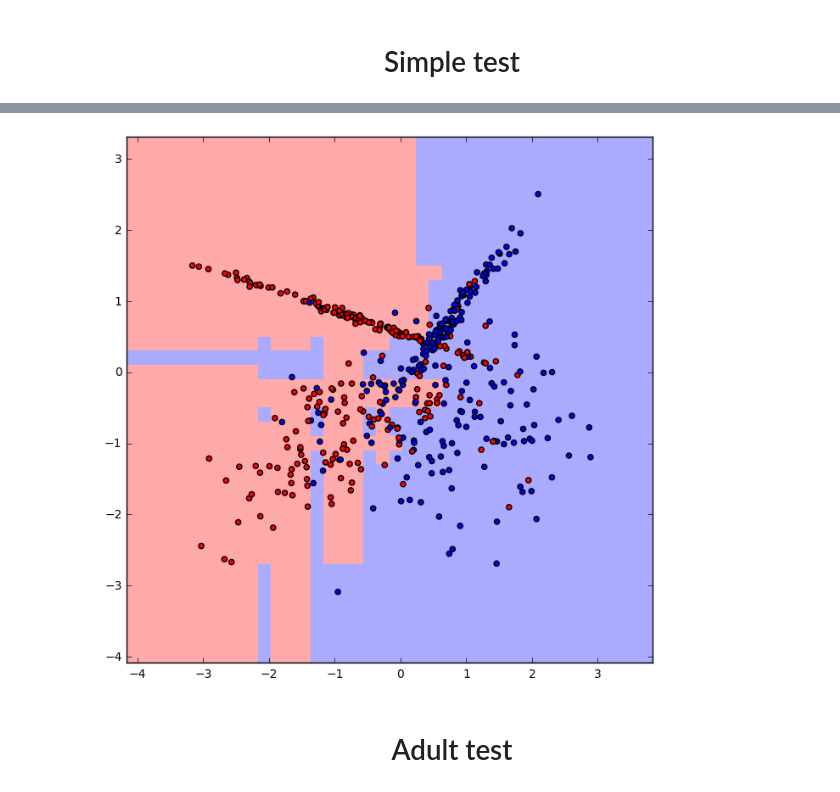
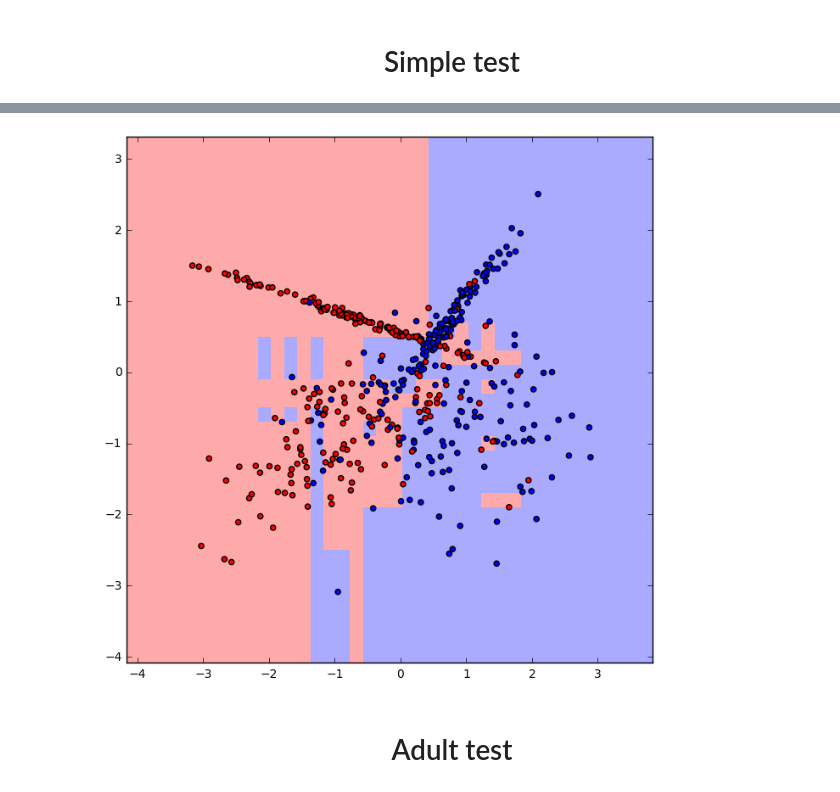
Before and after one commit to Tismoney/MIPT_Data_Mining_In_Action_2016, a Jupyter notebook: base/hw01v2/boosting.ipynb, the cells around one changed output, grey strips where cells are left out. Drawn from its saved outputs; the diff is of its cells as text; code cells hidden in the pictures.

```diff
--- a/base/hw01v2/boosting.ipynb
+++ b/base/hw01v2/boosting.ipynb
@@ -130,6 +130,6 @@ Wall time: 778 ms
 # %%
 %%time
-boost = GradientBoostingClassifier(n_estimators=100)
+boost = GradientBoostingClassifier(n_estimators=100, min_samples_leaf=3, max_depth=5)
 clf = boost.fit(X, y)
 plot_surface(X, y, clf)
 # %% [output]
@@ -138,4 +138,4 @@ Wall time: 134 ms
-[figure, old version]
+[figure, new version]
 # %% [markdown]
 <h1 align="center">Adult test</h1>
 # %% [markdown]
```
Also changed, not shown: parts of 5 cells of this notebook.
